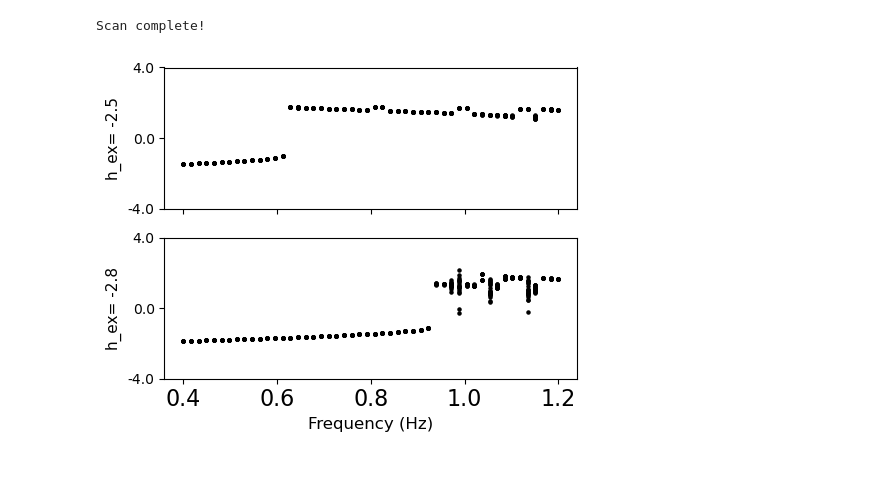
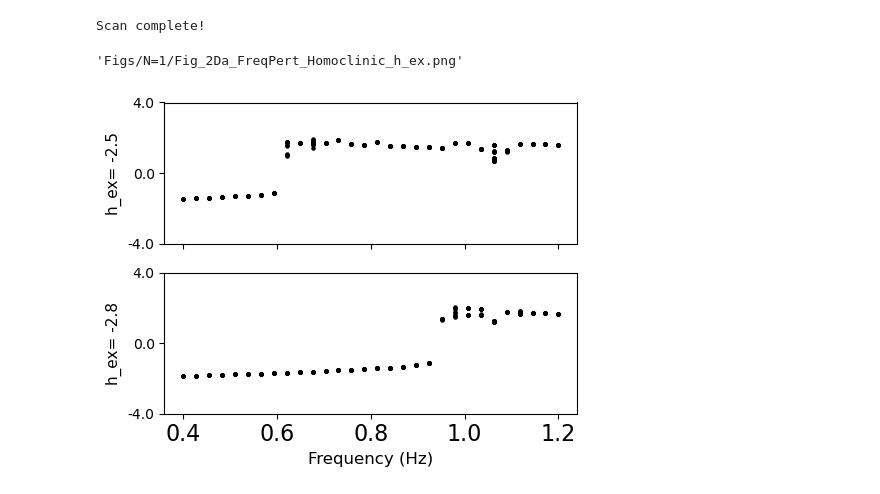
Before and after one commit to nikhita-bhatt/Non-Linear-Resonance-Manuscript, a Jupyter notebook: 2024.06.13_1osc.ipynb, the cells around one changed output. Drawn from its saved outputs; the diff is of its cells as text; code cells hidden in the pictures.

```diff
--- a/2024.06.13_1osc.ipynb
+++ b/2024.06.13_1osc.ipynb
@@ -476,7 +485,7 @@ from itertools import product
 # Parameters
 h_ex_0 = -2.5
 
-resolution = 50
+resolution = 20
 
 y0_0_min, y0_0_max = -1, 2
 y1_0_min, y1_0_max = 3, -9
@@ -500,5 +509,9 @@ results_y1_matrix = asarray(results)[:, 1].reshape(resolution, resolution)
 
 print('Complete')
 print('')
+
+fig, ax = subplots(figsize=(5, 2))
+
+ax.hist(results_y0_matrix.ravel(), bins = 20);
 # %% [output]
 Complete
@@ -531,7 +556,7 @@ time_stop_pert = 200
 sr             = 1000
 time           = linspace(start=0, stop=time_stop_pert, num=time_stop_pert*sr)
 
-resolution = 50
+resolution = 20
 
 pulse_width_min, pulse_width_max = 1, 20
 pulse_ampli_min, pulse_ampli_max = 5, 0.0001
@@ -575,7 +600,17 @@ ax.set_xticklabels(linspace(pulse_width_min, pulse_width_max, 3))
 ax.set_yticks(linspace(0, resolution, 3))
 ax.set_yticklabels(around(linspace(pulse_ampli_min, pulse_ampli_max, 3), 2))
 
-fig.colorbar(im1, ax=ax, shrink=0.5);
+fig.colorbar(im1, ax=ax, shrink=0.8);
 
-fig.tight_layout()
+if pars[1] == 1:
+
+    title_chars = 'Figs/N=1/Fig_2Cb_PulsePert_SNIC.png'
+
+elif pars[1] == 2:
+
+    title_chars = 'Figs/N=1/Fig_2Ca_PulsePert_Homoclinic.png'
+
+# fig.savefig(title_chars, dpi=300, format='png', bbox_inches='tight')
+
+title_chars
 # %% [output]
@@ -600,7 +636,7 @@ y_in_sets
 [array([ -2.43963887, -13.84909718]), array([ -2.76862481, -13.92156201])]
 # %%
 # Bifurcation parameter set
-steps = 50
+steps = 30
 
 freq_min, freq_max = 0.4, 1.2
 
@@ -633,7 +669,7 @@ for step, h_ex in enumerate(h_ex_set):
         h_ex_p = h_ex + pulse
 
         y_pert = odeint(func=single_oscillator_pert, y0=y_in_sets[step], t=time,
-                        args=(h_ex_p, h_in_0, pars, sr, time_stop),
+                        args=(h_ex_p, h_in_0, pars, sr, time_stop_freq),
                         hmax=0.1)
 
         for num, series in enumerate(y_pert[rows//2:,:-1:2].T):
@@ -695,11 +731,24 @@ Scan complete!
 # %%
 # Plot
 fig, ax = plot_bifdiagram_freq(results, freq_set)
 
 for condition in arange(len(h_ex_set)):
 
     ax[condition].set_ylabel('h_ex= ' + str(h_ex_set[condition]), fontsize=11)
 
 ax[-1].set_xlabel('Frequency (Hz)', fontsize=12);
+
+if pars[1] == 1:
+
+    title_chars = 'Figs/N=1/Fig_2Db_FreqPert_SNIC.png'
+
+elif pars[1] == 2:
+
+    title_chars = 'Figs/N=1/Fig_2Da_FreqPert_Homoclinicx.png'
+
+# fig.savefig(title_chars, dpi=300, format='png', bbox_inches='tight')
+
+title_chars
 # %% [output]
+'Figs/N=1/Fig_2Da_FreqPert_Homoclinic_h_ex.png'
-[figure, old version]
+[figure, new version]
```
Also changed, not shown: parts of 9 cells of this notebook, 8 other files.
